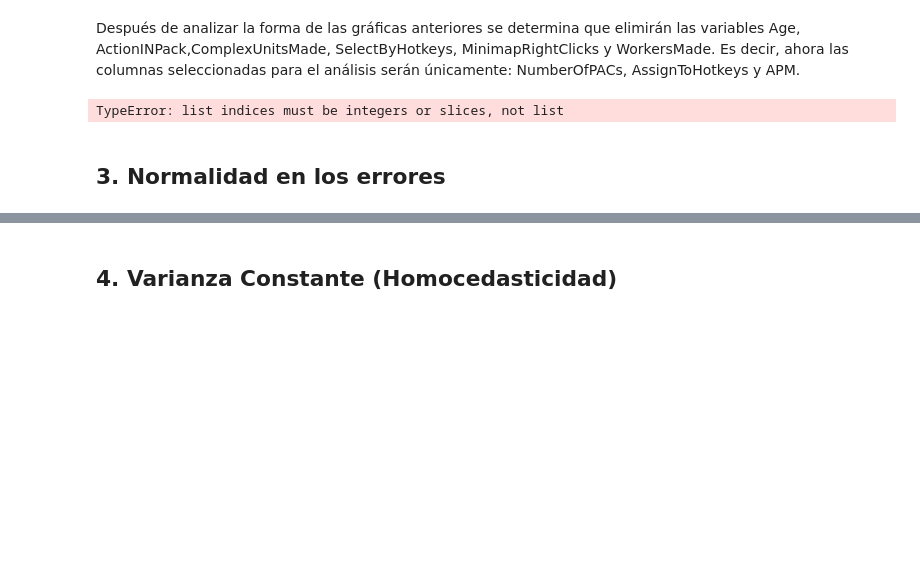
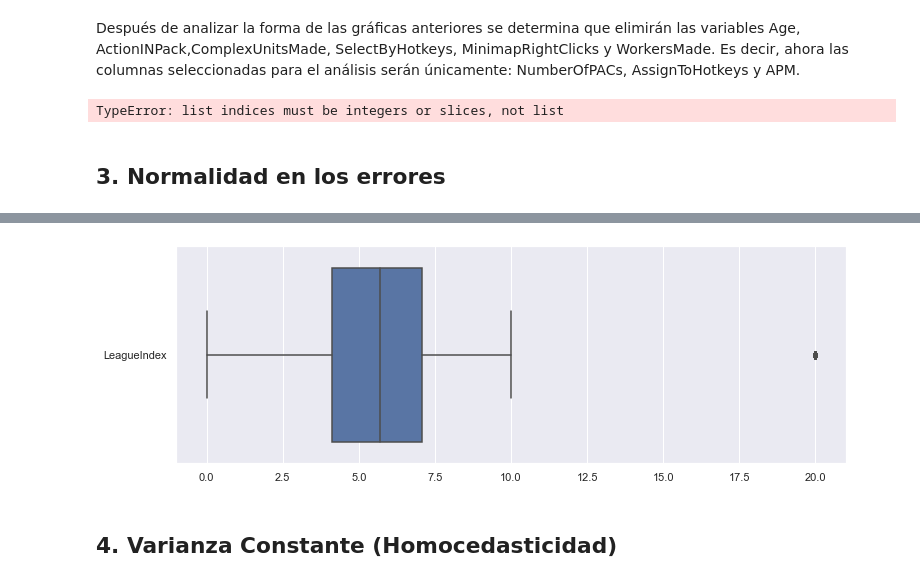
Before and after one commit to mg-torres/lab3BI, a Jupyter notebook: Lab3.ipynb, the cells around one changed output, grey strips where cells are left out. Cells and saved outputs as stored; diff of their text form; code cells hidden in the pictures; blank space fills up the shorter version.

```diff
--- a/Lab3.ipynb
+++ b/Lab3.ipynb
@@ -452,2 +473,8 @@ TypeError: list indices must be integers or slices, not list
+# %%
+# Diagrama de caja
+fig=plt.figure(figsize=(12,4))
+ax = sns.boxplot(data= df_tracks[['LeagueIndex']], orient="h")
+# %% [output]
+[figure, added]
 # %% [markdown]
 ## 4. Varianza Constante (Homocedasticidad)
```
Also changed, not shown: parts of 8 cells of this notebook, 1 other file.
